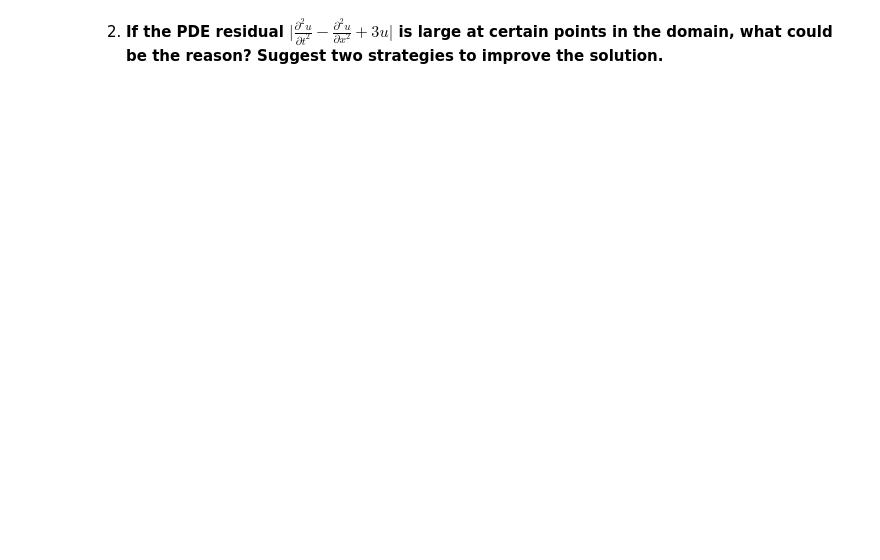
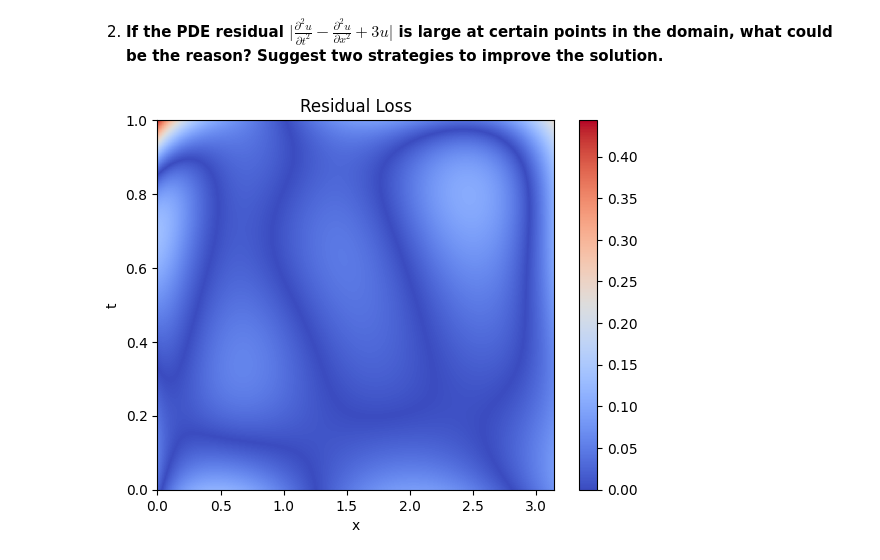
Before and after one commit to timonpalm/PINN-ML-Course, a Jupyter notebook: homework.ipynb, the cells around one changed output. Drawn from its saved outputs; the diff is of its cells as text; code cells hidden in the pictures; blank space fills up the shorter version.

```diff
--- a/homework.ipynb
+++ b/homework.ipynb
@@ -122,2 +341,52 @@ Challenges;
 # %% [markdown]
 2. **If the PDE residual $\biggr| \frac{\partial^2 u}{\partial t^2} - \frac{\partial^2 u}{\partial x^2} + 3u \biggr|$ is large at certain points in the domain, what could be the reason? Suggest two strategies to improve the solution.**
+# %%
+x = np.linspace(0, np.pi, 1000)
+t = np.linspace(0, 1, 1000)
+
+X, T = np.meshgrid(x, t)
+
+data = Data(
+        x_initial=torch.zeros(1),
+        t_initial=torch.zeros(1),
+        x_residual=torch.tensor(X.flatten(), requires_grad=True, dtype=torch.float32),
+        t_residual=torch.tensor(T.flatten(), requires_grad=True, dtype=torch.float32),
+        x_boundary_1=torch.zeros(1),
+        t_boundary_1=torch.zeros(1),
+        x_boundary_2=torch.ones(1),
+        t_boundary_2=torch.rand(1),
+    )
+
+u = model(data)
+
+sol = u.residual
+x = data.x_residual
+t = data.t_residual
+
+# calculate second derivative w.r.t. x
+dx = torch.autograd.grad(
+    sol, x, grad_outputs=torch.ones_like(sol), create_graph=True
+)[0]
+ddx = torch.autograd.grad(
+    dx, x, grad_outputs=torch.ones_like(sol), create_graph=True
+)[0]
+
+# calculate second derivative w.r.t. t
+dt = torch.autograd.grad(
+    sol, t, grad_outputs=torch.ones_like(t), create_graph=True
+)[0]
+ddt = torch.autograd.grad(
+    dt, t, grad_outputs=torch.ones_like(t), create_graph=True
+)[0]
+
+loss_r = torch.abs(ddx - 3 * u.residual - ddt)
+
+# plot residual loss on the grid
+plt.pcolormesh(X, T, loss_r.detach().numpy().reshape(X.shape), cmap="coolwarm")
+plt.xlabel("x")
+plt.ylabel("t")
+plt.title("Residual Loss")
+plt.colorbar()
+plt.show()
+# %% [output]
+[figure, added]
```
Also changed, not shown: parts of 13 cells of this notebook.
